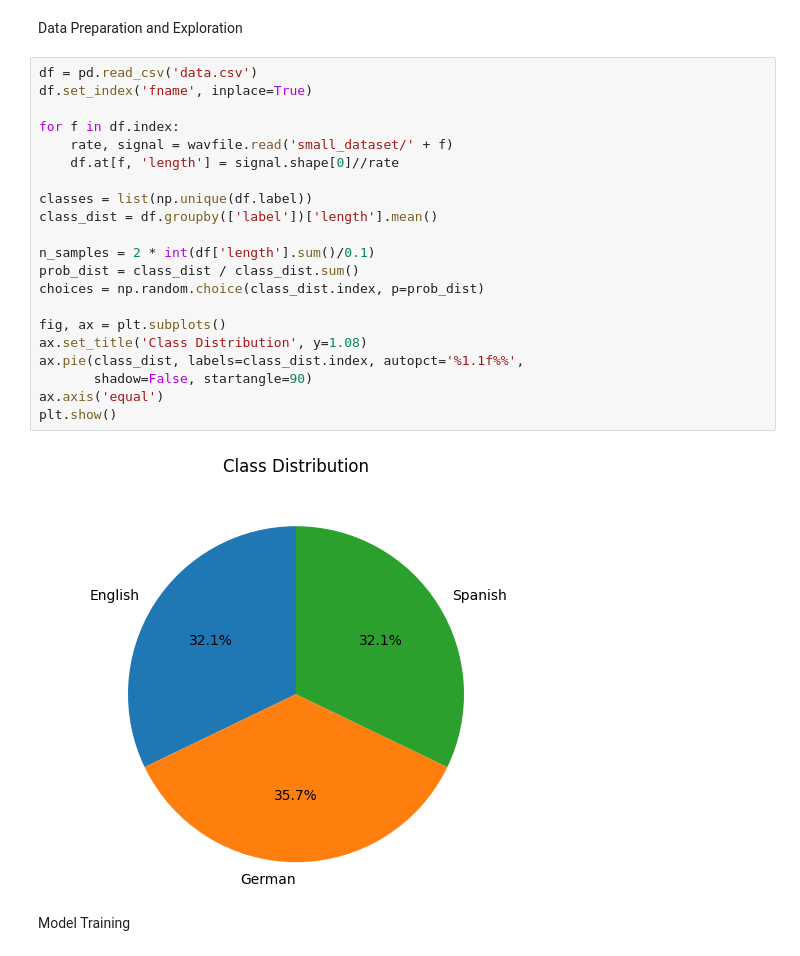
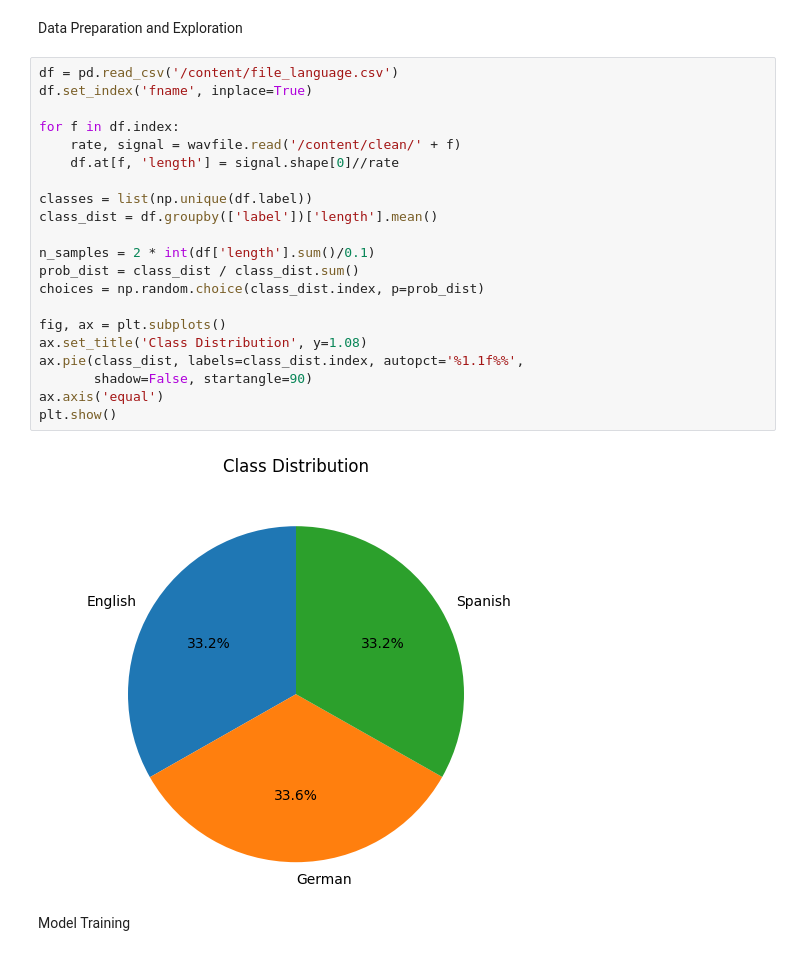
Before and after one commit to CapnSpek/SpokenLanguageDetection, a Jupyter notebook: Notebook.ipynb, the cells around one changed output. Drawn from its saved outputs; the diff is of its cells as text.

```diff
--- a/Notebook.ipynb
+++ b/Notebook.ipynb
@@ -254,28 +318,28 @@ def get_conv_model():
 # %% [markdown]
 Data Preparation and Exploration
 # %%
-df = pd.read_csv('data.csv')
+df = pd.read_csv('/content/file_language.csv')
 df.set_index('fname', inplace=True)
 
 for f in df.index:
-    rate, signal = wavfile.read('small_dataset/' + f)
+    rate, signal = wavfile.read('/content/clean/' + f)
     df.at[f, 'length'] = signal.shape[0]//rate
 
 classes = list(np.unique(df.label))
 class_dist = df.groupby(['label'])['length'].mean()
 
 n_samples = 2 * int(df['length'].sum()/0.1)
 prob_dist = class_dist / class_dist.sum()
 choices = np.random.choice(class_dist.index, p=prob_dist)
 
 fig, ax = plt.subplots()
 ax.set_title('Class Distribution', y=1.08)
 ax.pie(class_dist, labels=class_dist.index, autopct='%1.1f%%',
        shadow=False, startangle=90)
 ax.axis('equal')
 plt.show()
 # %% [output]
-[figure, old version]
+[figure, new version]
 # %% [markdown]
 Model Training
 # %%
```
Also changed, not shown: parts of 15 cells of this notebook.
